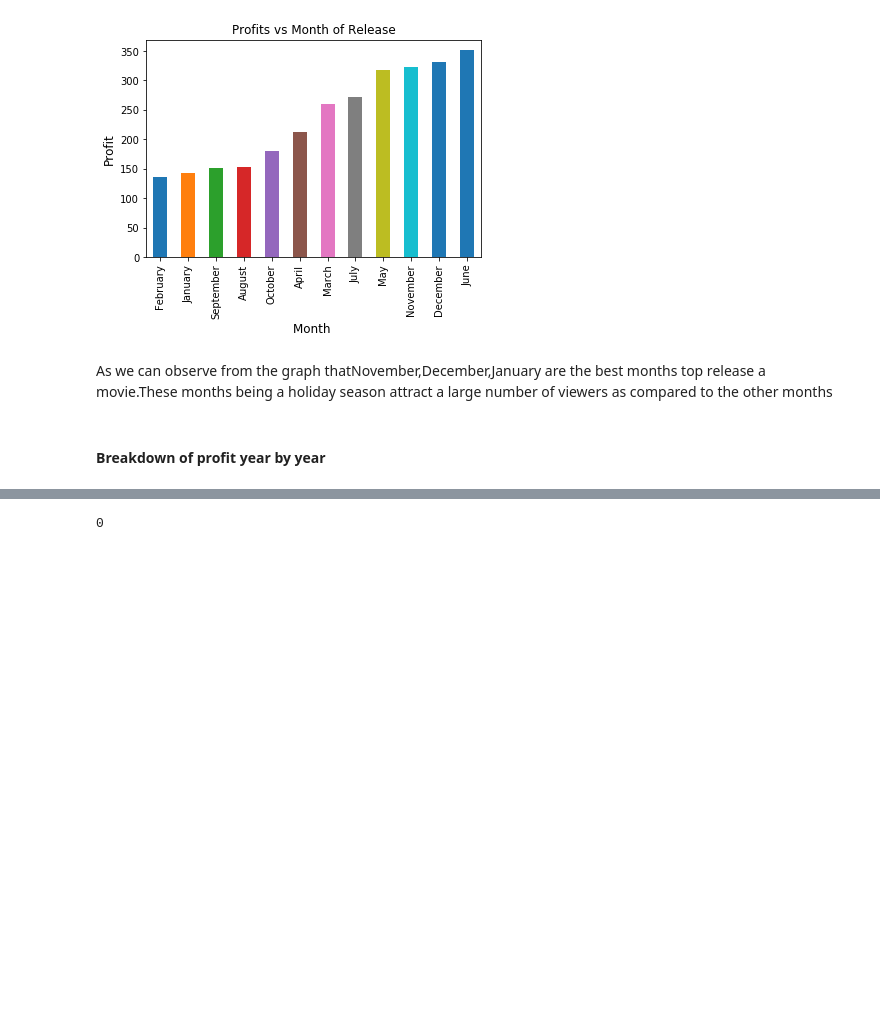
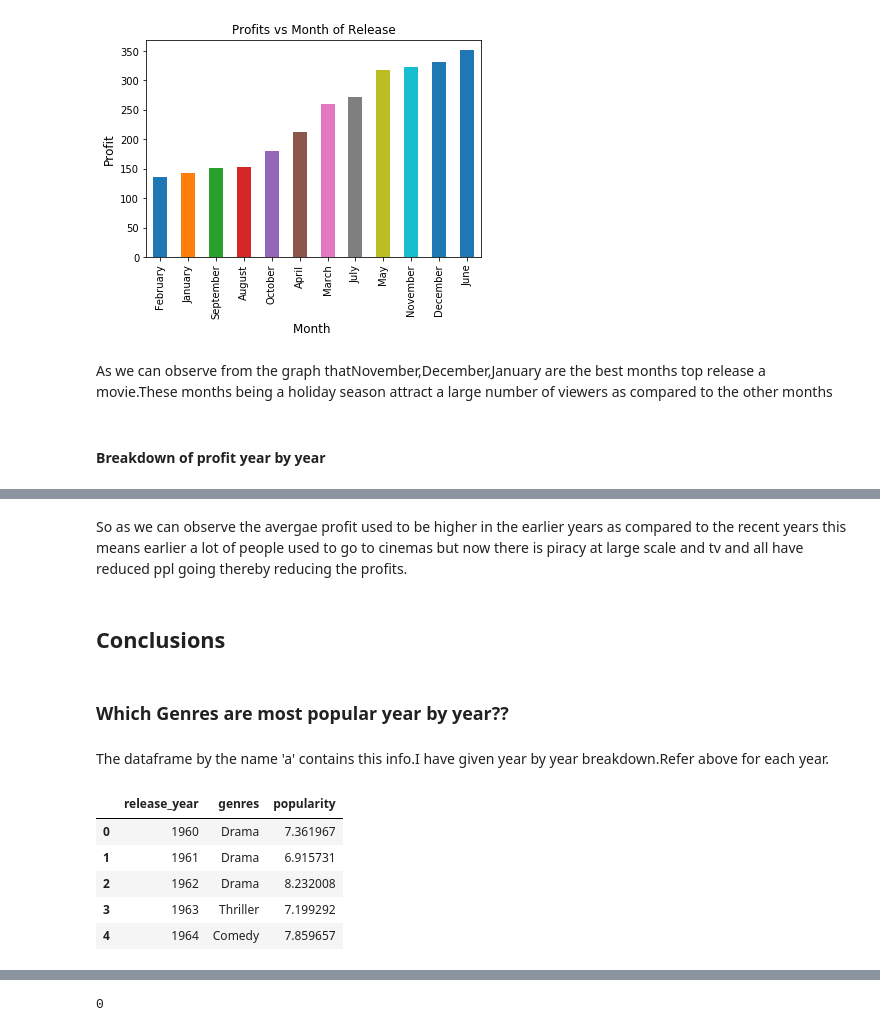
Before and after one commit to ishan6899/InvestigateADataset, a Jupyter notebook: Investigate_a_Dataset.ipynb, the cells around one changed output, grey strips where cells are left out. Saved outputs shown, nothing was run; the diff lists cells and outputs as text; code cells hidden in the pictures; blank space fills up the shorter version.

```diff
--- a/Investigate_a_Dataset.ipynb
+++ b/Investigate_a_Dataset.ipynb
@@ -465,0 +474,20 @@ As we can observe from the graph thatNovember,December,January are the best mont
+# %% [markdown]
+So as we can observe the avergae profit used to be higher in the earlier years as compared to the recent years this means earlier a lot of people used to go to cinemas but now there is piracy at large scale and tv and all have reduced ppl going thereby reducing the profits.
+# %% [markdown]
+<a id='conclusions'></a>
+## Conclusions
+# %% [markdown]
+
+
+### Which Genres are most popular year by year??
+# %% [markdown]
+The dataframe by the name 'a' contains this info.I have given year by year breakdown.Refer above for each year.
+# %%
+a.head()
+# %% [output]
+|  | release_year | genres | popularity |
+| 0 | 1960 | Drama | 7.361967 |
+| 1 | 1961 | Drama | 6.915731 |
+| 2 | 1962 | Drama | 8.232008 |
+| 3 | 1963 | Thriller | 7.199292 |
+| 4 | 1964 | Comedy | 7.859657 |
```
Also changed, not shown: parts of 31 cells of this notebook.
